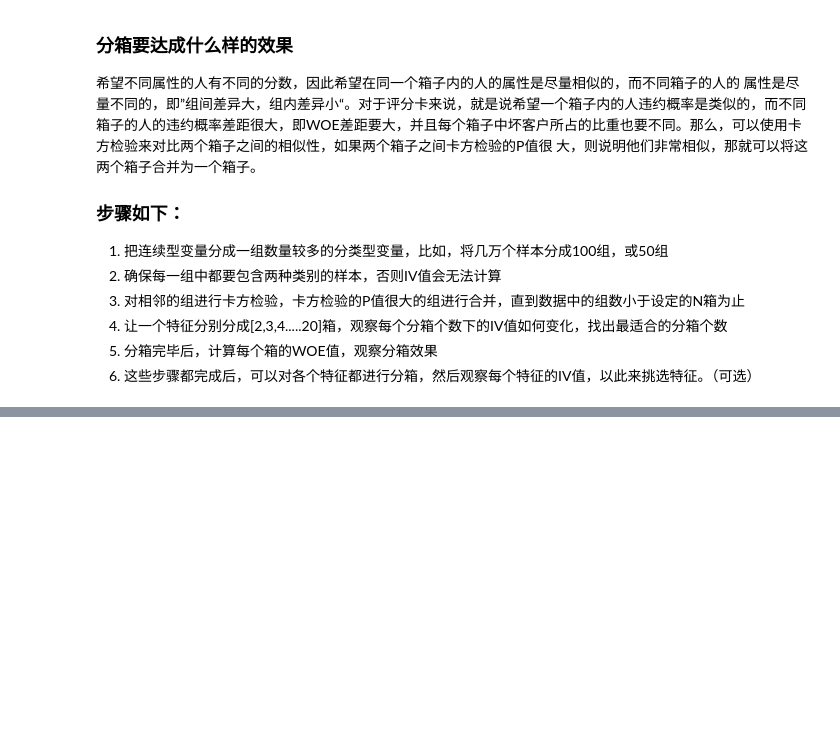
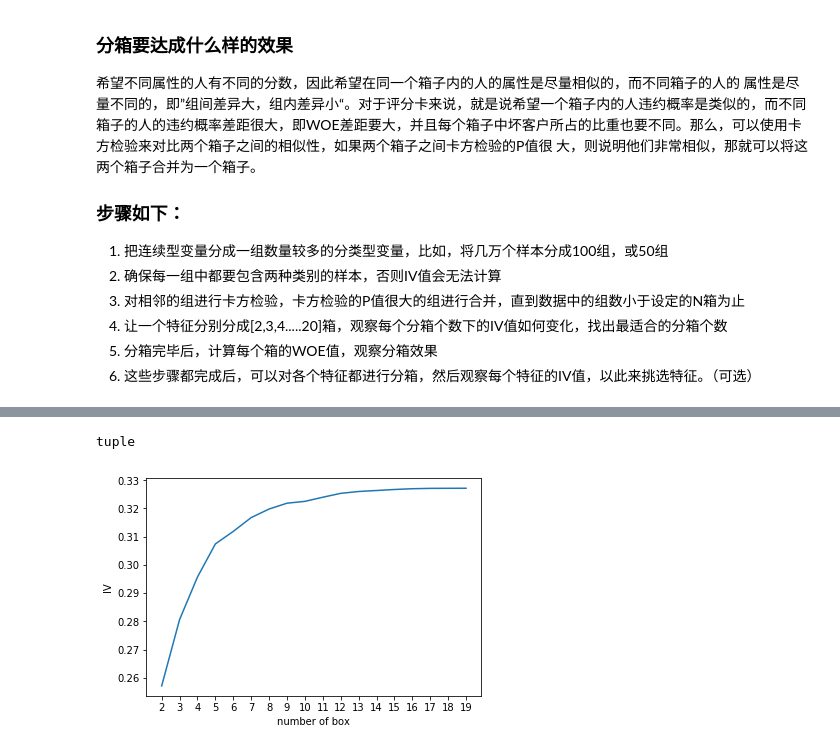
Before and after one commit to cqu903/data_analyze, a Jupyter notebook: 建模/评分卡.ipynb, the cells around one changed output, grey strips where cells are left out. Cells and saved outputs as stored; diff of their text form; code cells hidden in the pictures; blank space fills up the shorter version.

```diff
--- a/建模/评分卡.ipynb
+++ b/建模/评分卡.ipynb
@@ -388,0 +389,4 @@ num_bins
+# %%
+type(num_bins[0][2:])
+# %% [output]
+tuple
@@ -388,0 +419,55 @@ num_bins
+# %%
+#计算WOE和BAD RATE
+#BAD RATE与bad%不是一个东西
+#BAD RATE是一个箱中，坏的样本所占的比例 (bad/total) #而bad%是一个箱中的坏样本占整个特征中的坏样本的比例
+def get_woe(num_bins):
+# 通过 num_bins 数据计算 woe
+    columns = ["min","max","count_0","count_1"]
+    df = pd.DataFrame(num_bins,columns=columns)
+    df["total"] = df.count_0 + df.count_1 #一个箱子中所有样本的总数
+    df["percentage"] = df.total / df.total.sum()
+    df["bad_rate"] = df.count_1 / df.total
+    df["good%"] = df.count_0/df.count_0.sum()
+    df["bad%"] = df.count_1/df.count_1.sum()
+    df["woe"] = np.log(df["good%"] / df["bad%"])
+    return df
+#计算IV值
+def get_iv(df):
+    rate = df["good%"] - df["bad%"]
+    iv = np.sum(rate * df.woe)
+    return iv
+# %%
+num_bins_ = num_bins.copy()
+import matplotlib.pyplot as plt
+import scipy
+%matplotlib inline
+IV = []
+axisx = []
+while len(num_bins_) > 2:
+    pvs = []
+# 获取 num_bins_两两之间的卡方检验的置信度(或卡方值)
+    for i in range(len(num_bins_)-1):
+        x1 = num_bins_[i][2:]
+        x2 = num_bins_[i+1][2:]
+        # 0 返回 chi2 值，1 返回 p 值。
+        pv = scipy.stats.chi2_contingency([x1,x2])[1]
+        # chi2 = scipy.stats.chi2_contingency([x1,x2])[0]
+        pvs.append(pv)
+# 通过 p 值进行处理。合并 p 值最大的两组
+    i = pvs.index(max(pvs))
+    num_bins_[i:i+2] = [(
+            num_bins_[i][0],
+            num_bins_[i+1][1],
+            num_bins_[i][2]+num_bins_[i+1][2],
+            num_bins_[i][3]+num_bins_[i+1][3])]
+    bins_df = get_woe(num_bins_)
+    axisx.append(len(num_bins_))
+    IV.append(get_iv(bins_df))
+plt.figure()
+plt.plot(axisx,IV)
+plt.xticks(axisx)
+plt.xlabel("number of box")
+plt.ylabel("IV")
+plt.show()
+# %% [output]
+[figure, added]
```
Also changed, not shown: parts of 8 cells of this notebook, 2 other files.
